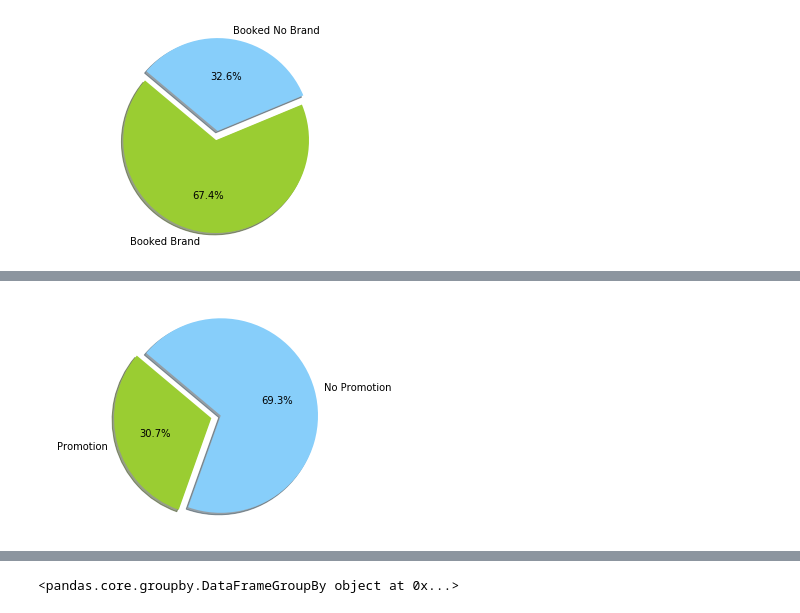
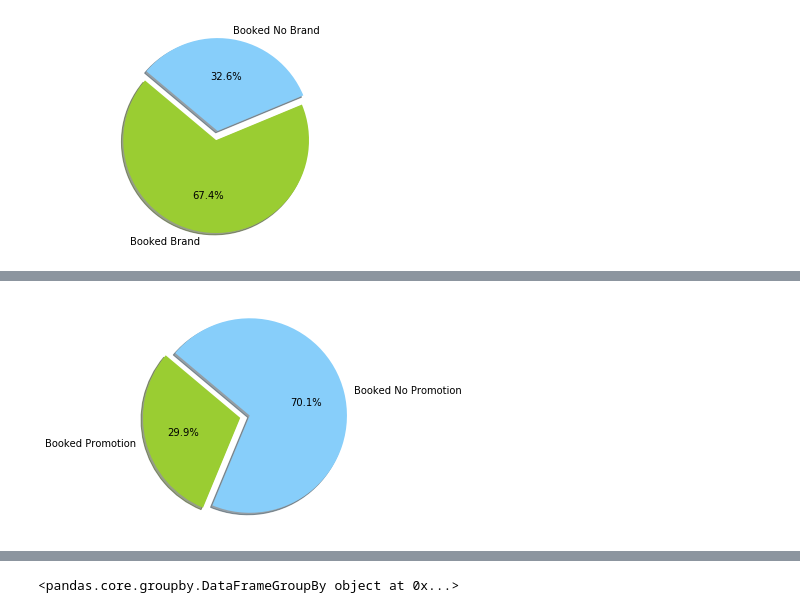
Before and after one commit to Longi94/dmt2018, a Jupyter notebook: assign2/assign2.ipynb, the cells around one changed output, grey strips where cells are left out. Drawn from its saved outputs; the diff is of its cells as text; code cells hidden in the pictures.

```diff
--- a/assign2/assign2.ipynb
+++ b/assign2/assign2.ipynb
@@ -450,18 +526,18 @@ dtype: int64
 # %%
 import matplotlib.pyplot as plt
 
 # Data to plot
-labels = 'Promotion', 'No Promotion'
-sizes = [423, 956]
+labels = 'Booked Promotion', 'Booked No Promotion'
+sizes = [1026, 2410]
 colors = ['yellowgreen', 'lightskyblue']
 explode = (0.1, 0)  # explode 1st slice
 
 # Plot
 plt.pie(sizes, explode=explode, labels=labels, colors=colors,
         autopct='%1.1f%%', shadow=True, startangle=140)
 
 
 plt.axis('equal')
 plt.show()
 # %% [output]
-[figure, old version]
+[figure, new version]
```
Also changed, not shown: parts of 39 cells of this notebook.
